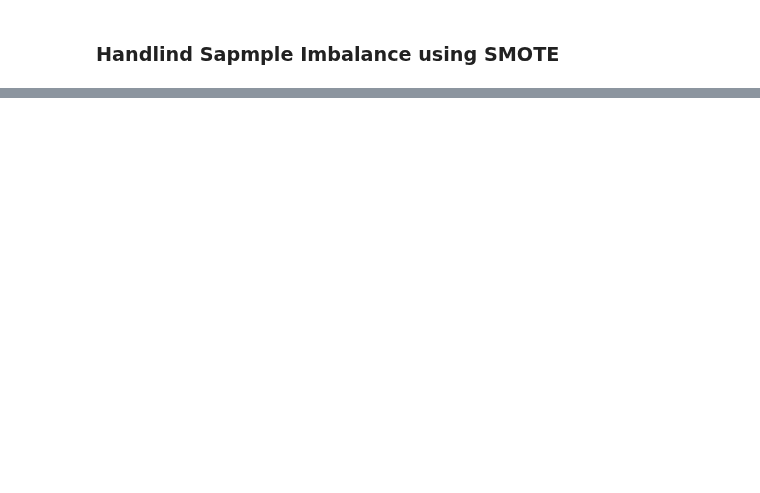
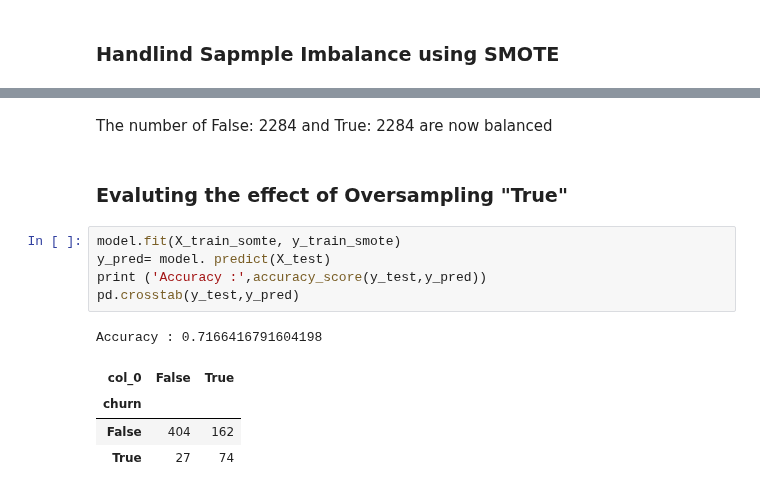
Before and after one commit to ThomasOkiwi/Phase-Three-Final-Project, a Jupyter notebook: index.ipynb, the cells around one changed output, grey strips where cells are left out. Cells and saved outputs as stored; diff of their text form; blank space fills up the shorter version.

```diff
--- a/index.ipynb
+++ b/index.ipynb
@@ -503,0 +537,15 @@ Classification_report shows that the model has 86% accuracy, however, there are
+# %% [markdown]
+The number of False: 2284 and True: 2284 are now balanced
+# %% [markdown]
+### Evaluting the effect of Oversampling "True"
+# %%
+model.fit(X_train_somte, y_train_smote)
+y_pred= model. predict(X_test)
+print ('Accuracy :',accuracy_score(y_test,y_pred))
+pd.crosstab(y_test,y_pred)
+# %% [output]
+Accuracy : 0.7166416791604198
+| col_0 | False | True |
+| churn |  |  |
+| False | 404 | 162 |
+| True | 27 | 74 |
```
Also changed, not shown: parts of 13 cells of this notebook.
